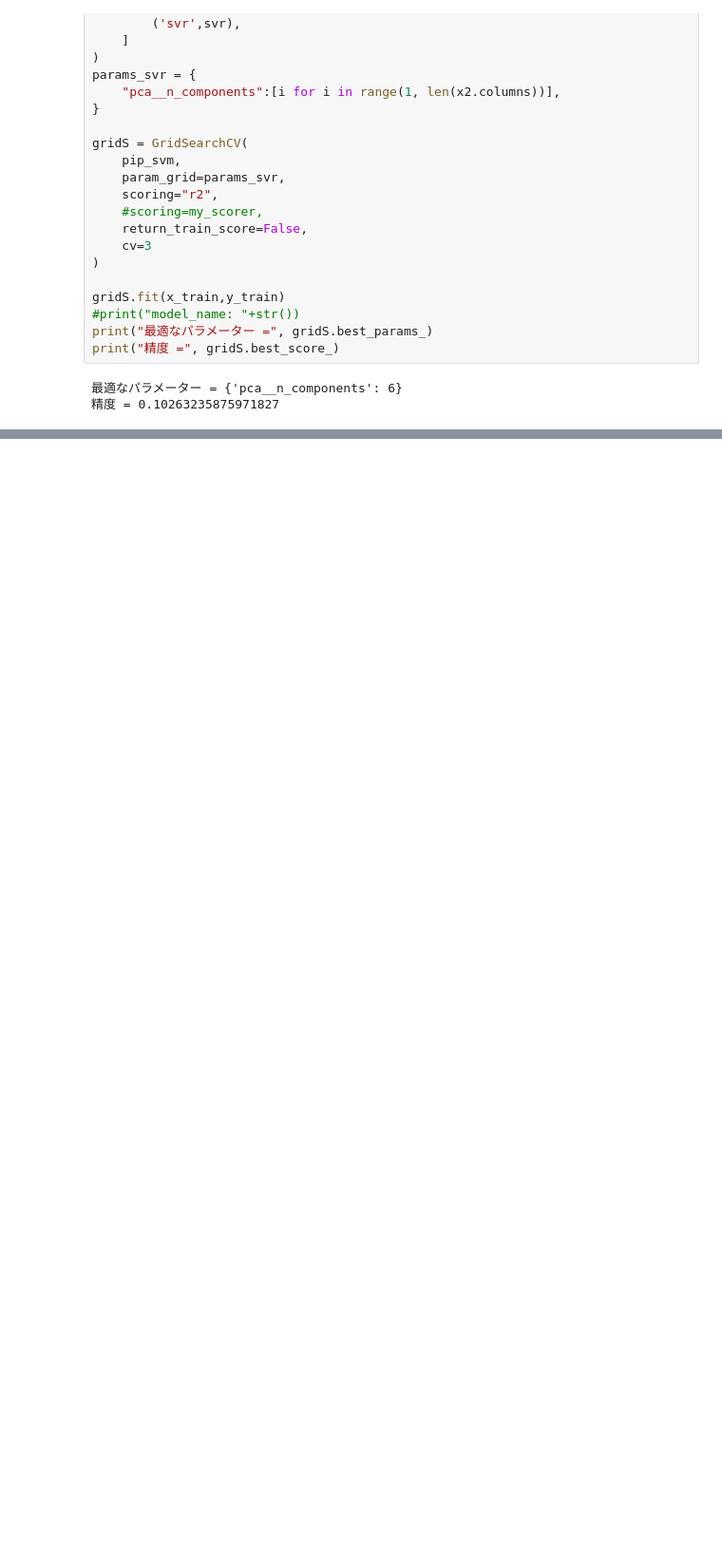
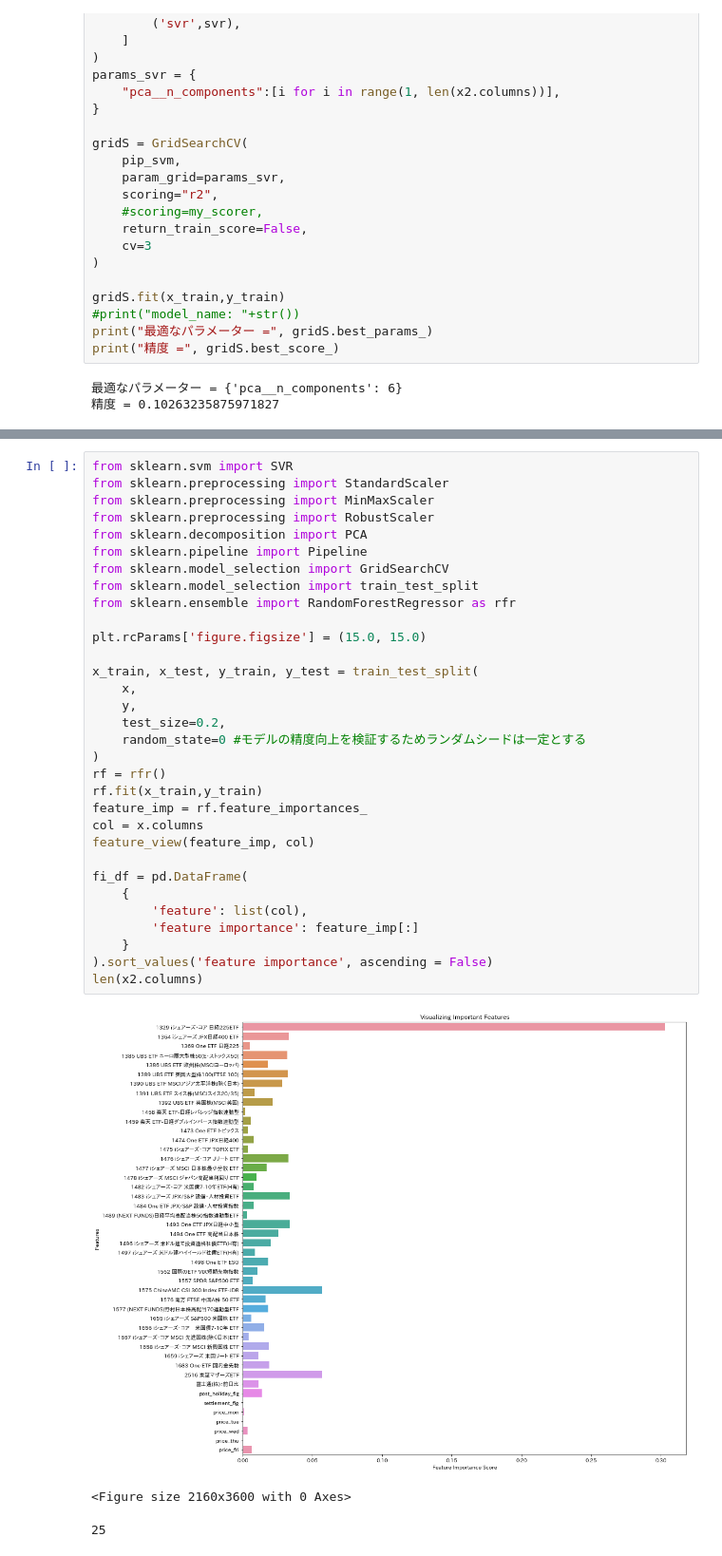
Before and after one commit to jshigaACS/stockPrice, a Jupyter notebook: Untitled4.ipynb, the cells around one changed output, grey strips where cells are left out. Shown at 95% size. Cells and saved outputs as stored; diff of their text form; blank space fills up the shorter version.

```diff
--- a/Untitled4.ipynb
+++ b/Untitled4.ipynb
@@ -646,0 +830,36 @@ print("精度 =", gridS.best_score_)
+# %%
+from sklearn.svm import SVR
+from sklearn.preprocessing import StandardScaler
+from sklearn.preprocessing import MinMaxScaler
+from sklearn.preprocessing import RobustScaler
+from sklearn.decomposition import PCA
+from sklearn.pipeline import Pipeline
+from sklearn.model_selection import GridSearchCV
+from sklearn.model_selection import train_test_split
+from sklearn.ensemble import RandomForestRegressor as rfr
+
+plt.rcParams['figure.figsize'] = (15.0, 15.0)
+
+x_train, x_test, y_train, y_test = train_test_split(
+    x,
+    y,
+    test_size=0.2,
+    random_state=0 #モデルの精度向上を検証するためランダムシードは一定とする
+)
+rf = rfr()
+rf.fit(x_train,y_train)
+feature_imp = rf.feature_importances_
+col = x.columns
+feature_view(feature_imp, col)
+
+fi_df = pd.DataFrame(
+    {
+        'feature': list(col),
+        'feature importance': feature_imp[:]
+    }
+).sort_values('feature importance', ascending = False)
+len(x2.columns)
+# %% [output]
+[figure, added]
+<Figure size 2160x3600 with 0 Axes>
+25
```
Also changed, not shown: parts of 5 cells of this notebook, 2 other files.
